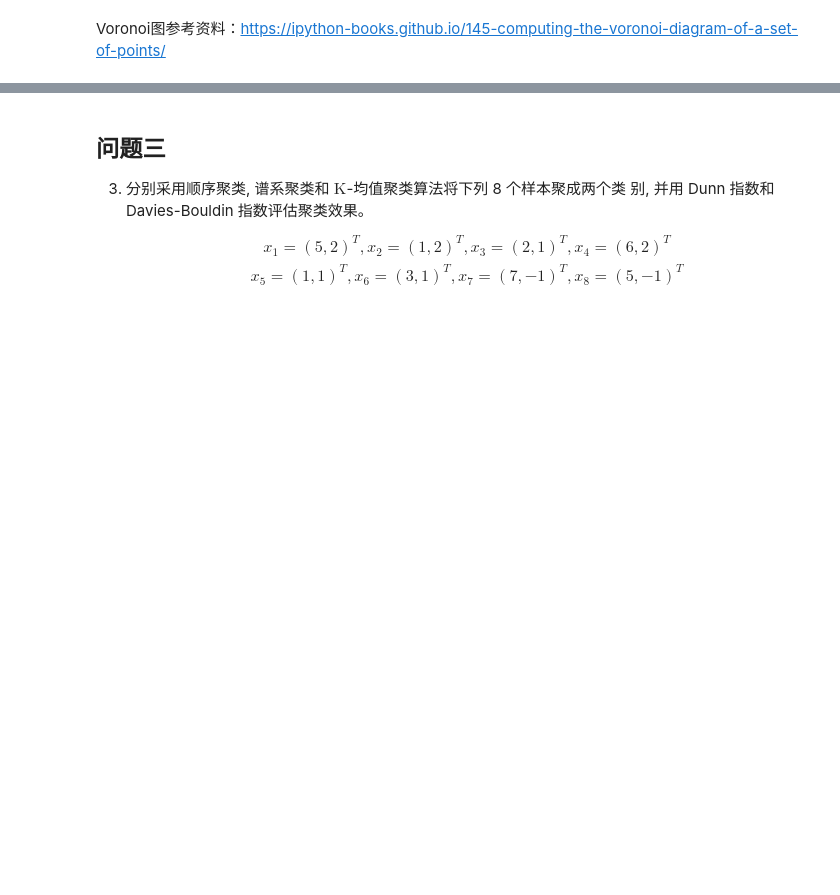
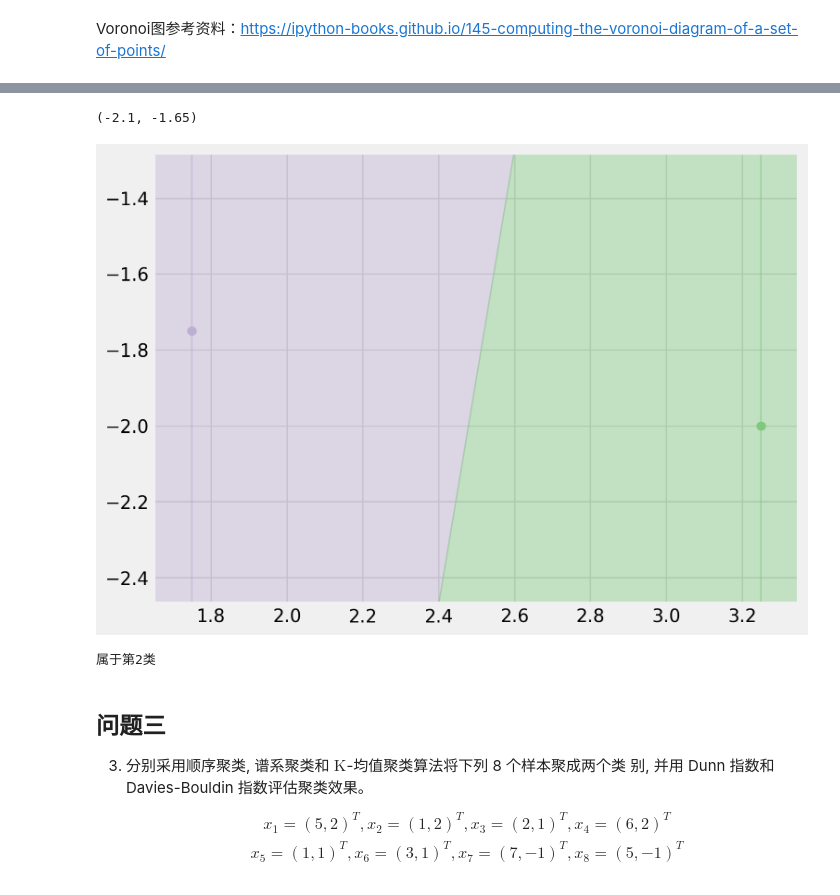
Before and after one commit to XuRui314/MIT_6.036_homework_zxr, a Jupyter notebook: 模式识别作业一.ipynb, the cells around one changed output, grey strips where cells are left out. Drawn from its saved outputs; the diff is of its cells as text; code cells hidden in the pictures; blank space fills up the shorter version.

```diff
--- a/模式识别作业一.ipynb
+++ b/模式识别作业一.ipynb
@@ -191,3 +210,74 @@ plt.ylim(vor.min_bound[1] - 0.1, vor.max_bound[1] + 0.1)
+# %%
+# points = np.array([[4,3,3,3,3,3,1,0],
+#     [-2,-1,-3,-2,0,-4,-2,-1]]).transpose(1,0)
+
+# points_0 = points[0:4,:].mean(axis = 0).reshape(1,2)
+# points_1 = points[4:,:].mean(axis = 0).reshape(1,2)
+
+# points = np.concatenate((points_0, points_1), axis=0)
+# points = np.concatenate((points, points), axis=0)
+
+# 这里解释一下，那个画图的函数最少输入四个，所以这里就重复一下点，整体是不影响的
+points=np.array([[ 3.25, -2.  ],
+       [ 1.75, -1.75],
+       [ 3.249, -2.  ],
+       [ 1.749, -1.75]])
+# %%
+# make up data points)
+
+# points = np.array([[4,3,3,3,3,3,1,0],
+#     [-2,-1,-3,-2,0,-4,-2,-1]]).transpose(1,0)
+
+# points_0 = points[0:4,:].mean(axis = 0).reshape(1,2)
+# points_1 = points[4:,:].mean(axis = 0).reshape(1,2)
+
+# points = np.concatenate((points_0, points_1), axis=0)
+
+types = [0,1,0,1]
+
+# compute Voronoi tesselation
+vor = Voronoi(points)
+
+# plot
+plt.figure(figsize=(8,6),dpi=200)
+
+regions, vertices = voronoi_finite_polygons_2d(vor)
+
+# 设置颜色循环
+region_colors = plt.cm.get_cmap("Accent").colors
+
+# colorize
+for i,region in enumerate(regions):
+    polygon = vertices[region]
+    plt.fill(*zip(*polygon), color=region_colors[types[i]],alpha=0.4)
+
+for i,point in enumerate(points):
+    plt.plot(point[0], point[1], 'ko', color = region_colors[types[i]])
+
+
+plt.axis('equal')
+plt.xlim(vor.min_bound[0] - 0.1, vor.max_bound[0] + 0.1)
+plt.ylim(vor.min_bound[1] - 0.1, vor.max_bound[1] + 0.1)
+# %% [output]
+(-2.1, -1.65)
+[figure, added]
+# %%
+# points = np.array([[4,3,3,3,3,3,1,0],
+#     [-2,-1,-3,-2,0,-4,-2,-1]]).transpose(1,0)
+
+# points_0 = points[0:4,:].mean(axis = 0).reshape(1,2)
+# points_1 = points[4:,:].mean(axis = 0).reshape(1,2)
+
+mu1 = np.array([ 3.25, -2])
+mu2 = np.array([ 1.75, -1.75])
+dist1 = np.sqrt(np.sum(np.square(x_point-mu1)))
+dist2 = np.sqrt(np.sum(np.square(x_point-mu2)))
+if dist1 < dist2:
+  print("属于第1类")
+else:
+  print("属于第2类")
+# %% [output]
+属于第2类
 # %% [markdown]
 ## 问题三
 3. 分别采用顺序聚类, 谱系聚类和 $\mathrm{K}$-均值聚类算法将下列 8 个样本聚成两个类 别, 并用 Dunn 指数和 Davies-Bouldin 指数评估聚类效果。
```
Also changed, not shown: parts of 28 cells of this notebook.
